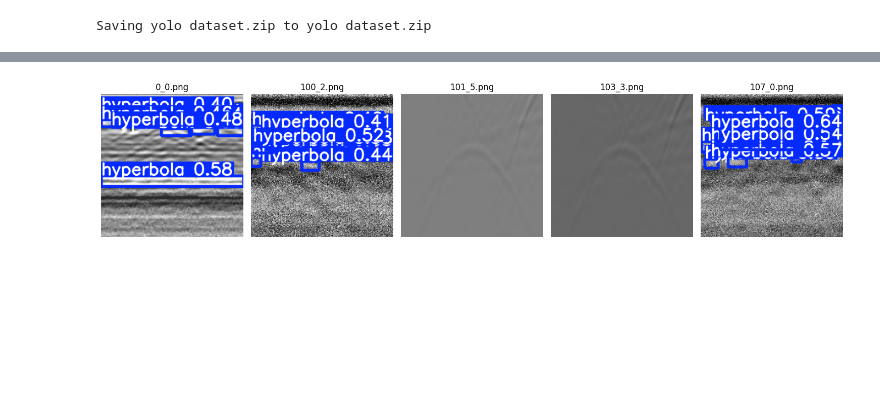
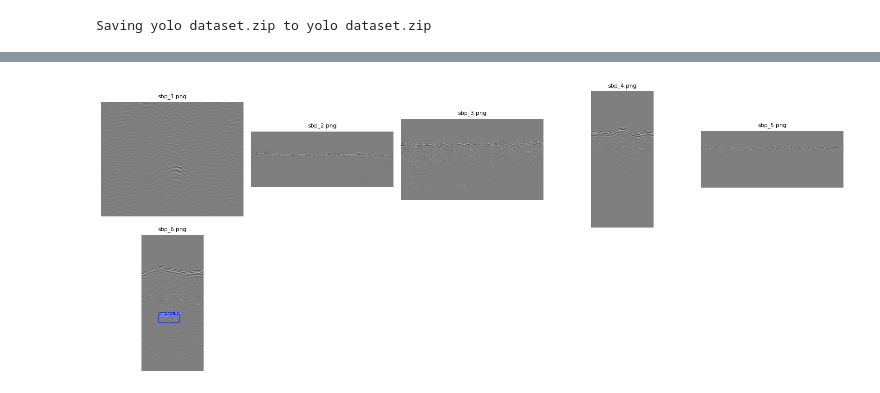
Before and after one commit to zhn66776/GPR_YOLO, a Jupyter notebook: yolov5_model.ipynb, the cells around one changed output, grey strips where cells are left out. Drawn from its saved outputs; the diff is of its cells as text; code cells hidden in the pictures; blank space fills up the shorter version.

```diff
--- a/yolov5_model.ipynb
+++ b/yolov5_model.ipynb
@@ -53,12 +53,12 @@ training  validation
 # %%
-yaml_path = f"{extract_dir}/yolo_dataset/gpr_data.yaml"
+yaml_path = f"{extract_dir}/yolo_data/gpr_data.yaml"
 
 with open(yaml_path, 'w') as f:
     f.write(f"""
-path: {extract_dir}/yolo_dataset
+path: {extract_dir}/yolo_data
 train: images/training
 val: images/validation
-
+test: images/test
 nc: 1
 names: ['hyperbola']
 """)
@@ -299,23 +395,16 @@ mAP@0.5:0.95: 0.087
 # %%
-import os
-import matplotlib.pyplot as plt
-import cv2
+import os, math, cv2, matplotlib.pyplot as plt
 
-# Path to results
-result_path = 'runs/detect/yolov5_infer'
-images = sorted(os.listdir(result_path))
+viz_dir = "runs/detect/test_infer"
+imgs = [f for f in sorted(os.listdir(viz_dir)) if f.lower().endswith(('.png','.jpg','.jpeg'))]
 
-# Show first 5 images
-plt.figure(figsize=(15, 10))
-for i, img_file in enumerate(images[:5]):
-    img_path = os.path.join(result_path, img_file)
-    img = cv2.imread(img_path)
-    img = cv2.cvtColor(img, cv2.COLOR_BGR2RGB)
-    plt.subplot(1, 5, i+1)
-    plt.imshow(img)
-    plt.title(img_file)
-    plt.axis('off')
-plt.tight_layout()
-plt.show()
+cols = 5
+rows = math.ceil(len(imgs)/cols)
+plt.figure(figsize=(3*cols, 3*rows))
+for i, f in enumerate(imgs):
+    img = cv2.cvtColor(cv2.imread(os.path.join(viz_dir, f)), cv2.COLOR_BGR2RGB)
+    plt.subplot(rows, cols, i+1)
+    plt.imshow(img); plt.title(f, fontsize=8); plt.axis('off')
+plt.tight_layout(); plt.show()
 # %% [output]
-[figure, old version]
+[figure, new version]
```
Also changed, not shown: parts of 16 cells of this notebook.
